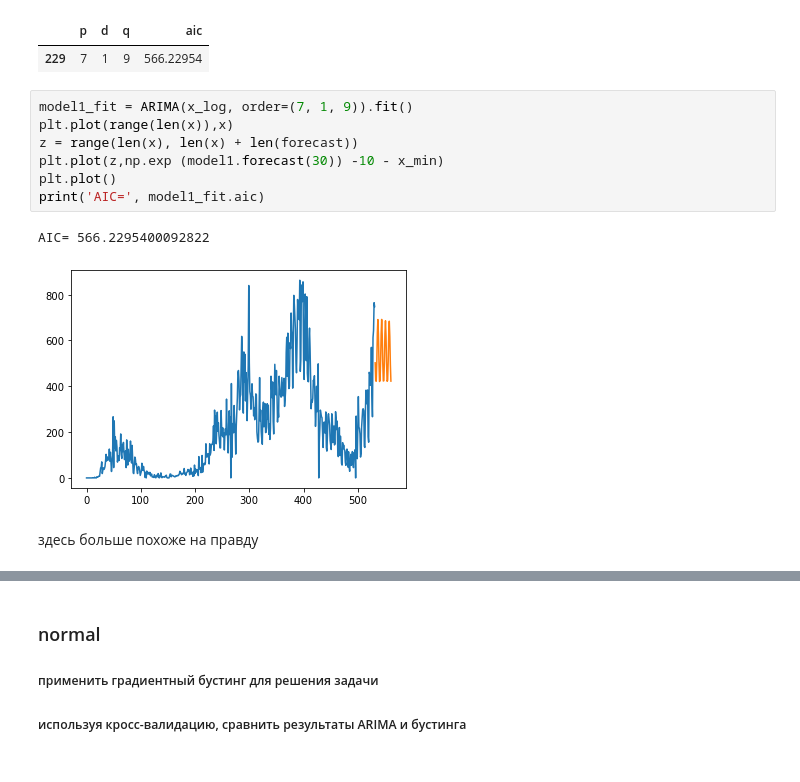
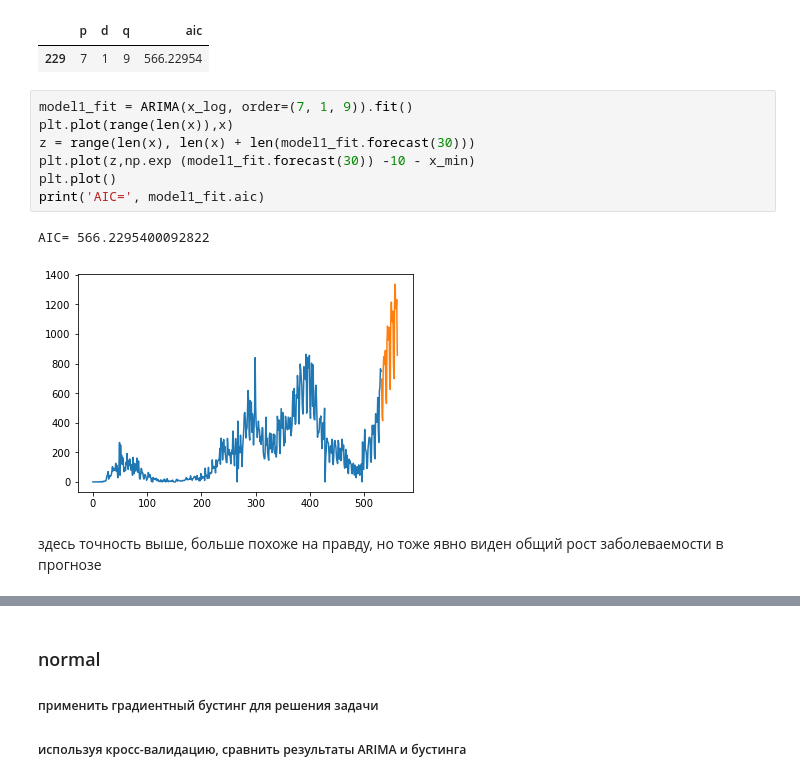
Before and after one commit to vorobevamv/brunoyam_dz, a Jupyter notebook: dz_09.ipynb, the cells around one changed output, grey strips where cells are left out. Saved outputs shown, nothing was run; the diff lists cells and outputs as text.

```diff
--- a/dz_09.ipynb
+++ b/dz_09.ipynb
@@ -229,12 +247,12 @@ df_m1
 # %%
 model1_fit = ARIMA(x_log, order=(7, 1, 9)).fit()
 plt.plot(range(len(x)),x)
-z = range(len(x), len(x) + len(forecast))
-plt.plot(z,np.exp (model1.forecast(30)) -10 - x_min)
+z = range(len(x), len(x) + len(model1_fit.forecast(30)))
+plt.plot(z,np.exp (model1_fit.forecast(30)) -10 - x_min)
 plt.plot()
 print('AIC=', model1_fit.aic)
 # %% [output]
 AIC= 566.2295400092822
-[figure, old version]
+[figure, new version]
 # %% [markdown]
-здесь больше похоже на правду
+здесь точность выше, больше похоже на правду, но тоже явно виден общий рост заболеваемости в прогнозе
```
Also changed, not shown: parts of 15 cells of this notebook, 1 other file.
